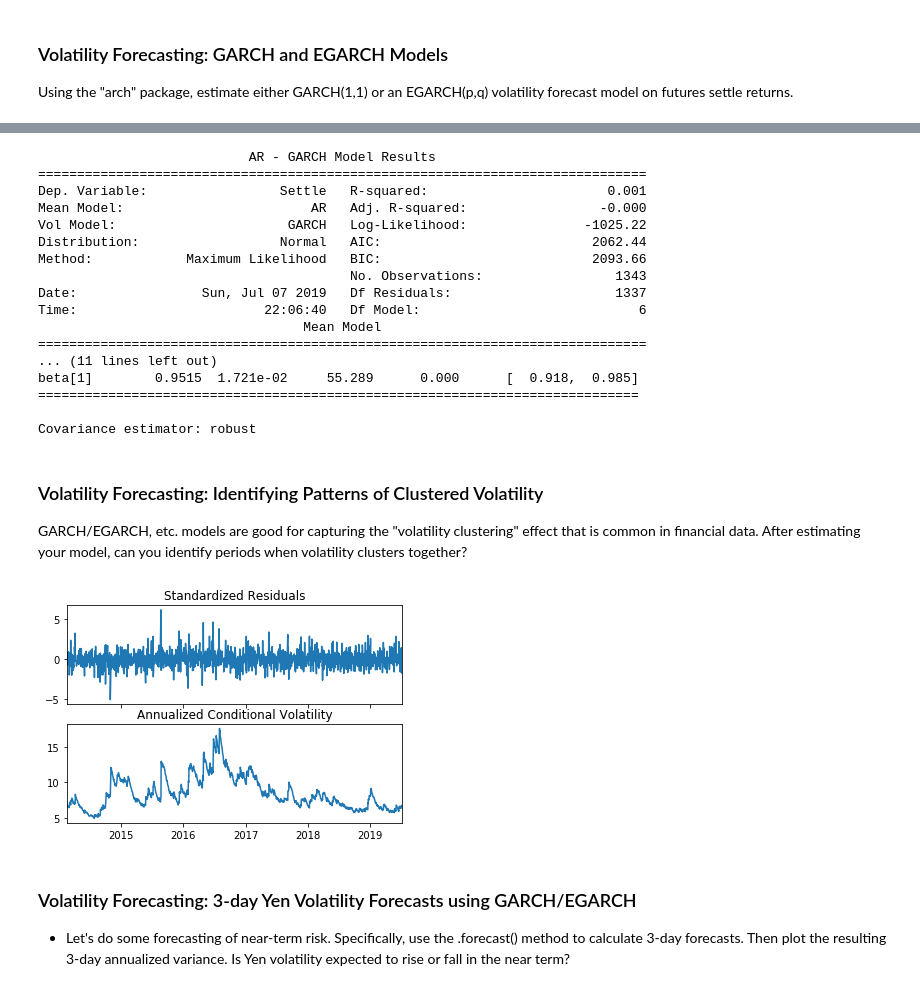
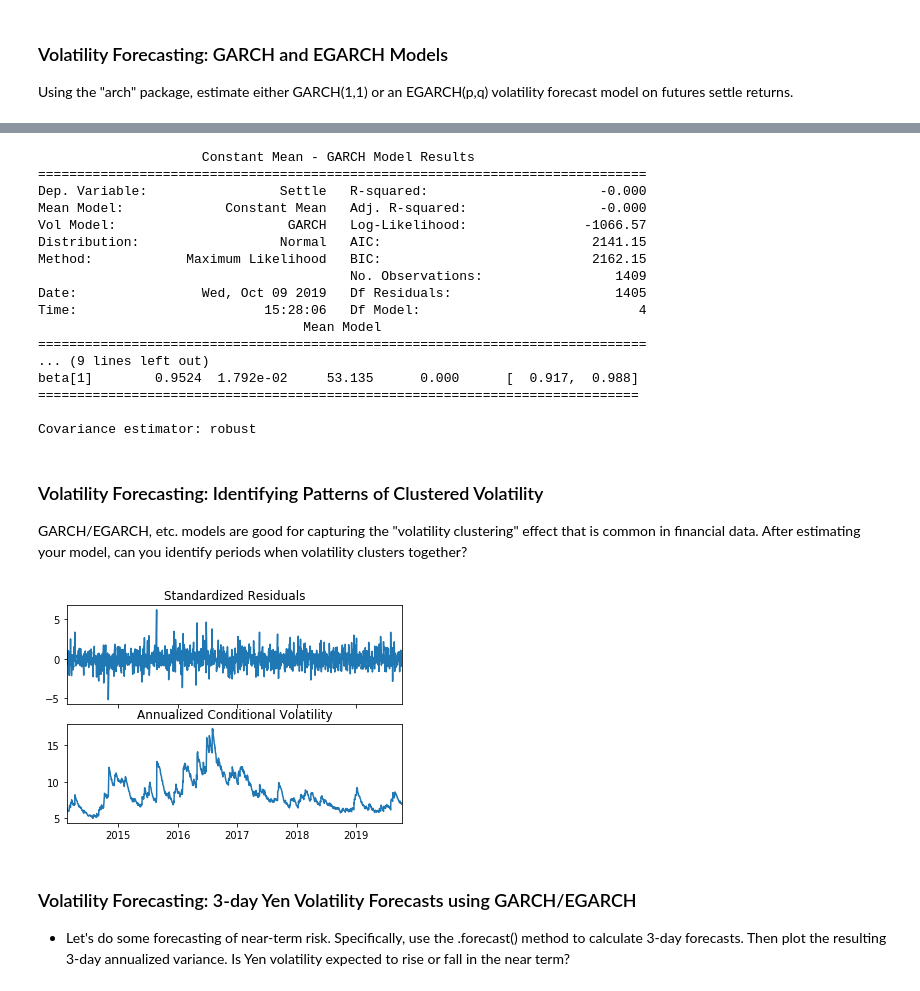
Before and after one commit to RCantu92/jpy_time_series_analysis, a Jupyter notebook: Starter_Code/time_series_analysis.ipynb, the cells around one changed output, grey strips where cells are left out. Cells and saved outputs as stored; diff of their text form; code cells hidden in the pictures.

```diff
--- a/Starter_Code/time_series_analysis.ipynb
+++ b/Starter_Code/time_series_analysis.ipynb
@@ -427,5 +473,5 @@ returns.tail()
 # %%
 # Estimate a GARCH(1,1) model using the "arch" package:
 # (We need to drop all NaN"s first in order to get this to run):
-am = # YOUR CODE HERE
-res = am.fit(# YOUR CODE HERE)
+am = arch_model(returns, mean="Constant", vol="GARCH", p=1, q=1)
+res = am.fit(disp="off")
@@ -451,20 +479,20 @@ ARCHModelResult, id: 0x7f8d71e47da0
 # Output the summary results of the GARCH model:
 print(res.summary())
 # %% [output]
-                           AR - GARCH Model Results
+                     Constant Mean - GARCH Model Results
 ==============================================================================
-Dep. Variable:                 Settle   R-squared:                       0.001
-Mean Model:                        AR   Adj. R-squared:                 -0.000
-Vol Model:                      GARCH   Log-Likelihood:               -1025.22
-Distribution:                  Normal   AIC:                           2062.44
-Method:            Maximum Likelihood   BIC:                           2093.66
-                                        No. Observations:                 1343
-Date:                Sun, Jul 07 2019   Df Residuals:                     1337
-Time:                        22:06:40   Df Model:                            6
+Dep. Variable:                 Settle   R-squared:                      -0.000
+Mean Model:             Constant Mean   Adj. R-squared:                 -0.000
+Vol Model:                      GARCH   Log-Likelihood:               -1066.57
+Distribution:                  Normal   AIC:                           2141.15
+Method:            Maximum Likelihood   BIC:                           2162.15
+                                        No. Observations:                 1409
+Date:                Wed, Oct 09 2019   Df Residuals:                     1405
+Time:                        15:28:06   Df Model:                            4
                                   Mean Model
 ==============================================================================
-... (11 lines left out)
-beta[1]        0.9515  1.721e-02     55.289      0.000      [  0.918,  0.985]
+... (9 lines left out)
+beta[1]        0.9524  1.792e-02     53.135      0.000      [  0.917,  0.988]
 =============================================================================
 
 Covariance estimator: robust
@@ -475,9 +503,9 @@ GARCH/EGARCH, etc. models are good for capturing the "volatility clustering" eff
 # %%
 # Plot the model"s conditional volatility for the Yen:
 # Hint: use .plot(annualize="D")
-fig = # YOUR CODE HERE
+fig = res.plot(annualize='D')
 # %% [output]
-[figure, old version]
+[figure, new version]
 # %% [markdown]
 ### Volatility Forecasting: 3-day Yen Volatility Forecasts using GARCH/EGARCH
   * Let's do some forecasting of near-term risk. Specifically, use the .forecast() method to calculate 3-day forecasts. Then plot the resulting 3-day annualized variance. Is Yen volatility expected to rise or fall in the near term?
```
Also changed, not shown: parts of 21 cells of this notebook.
